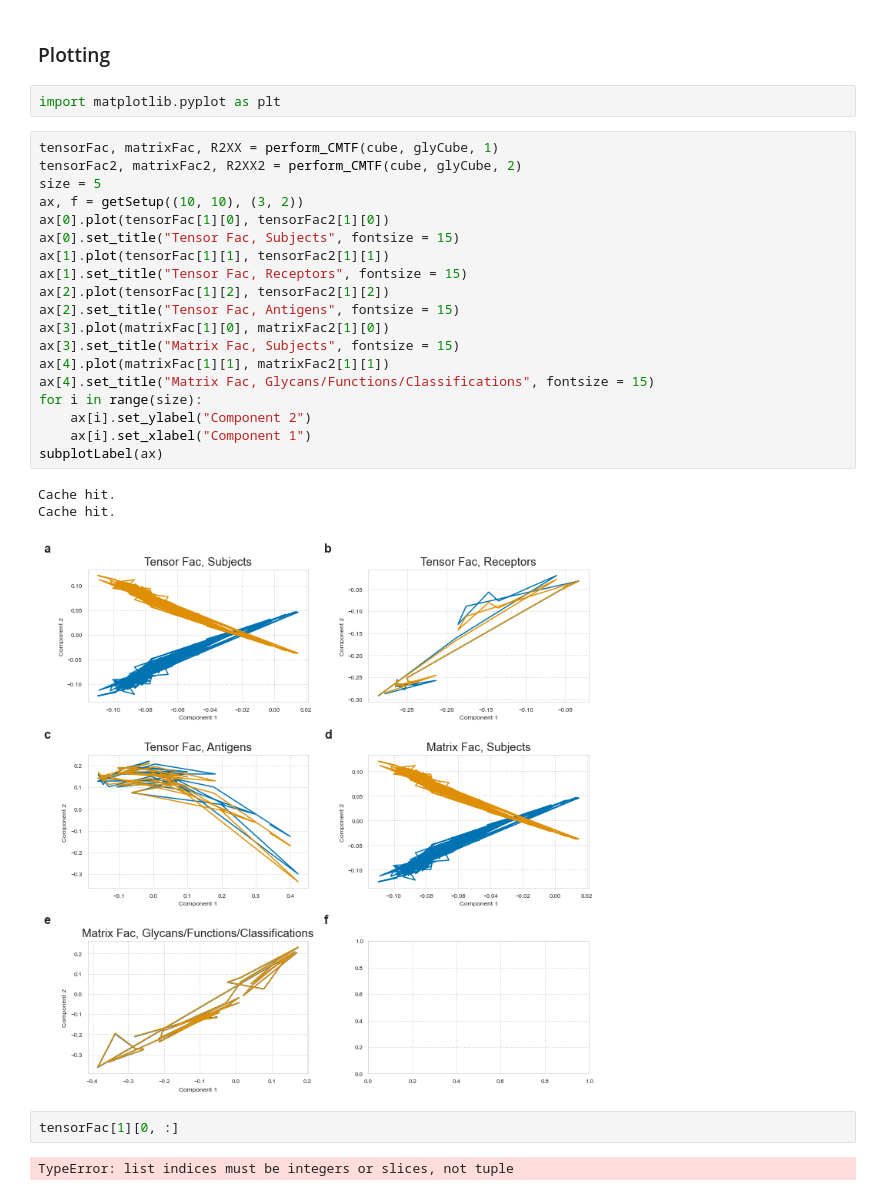
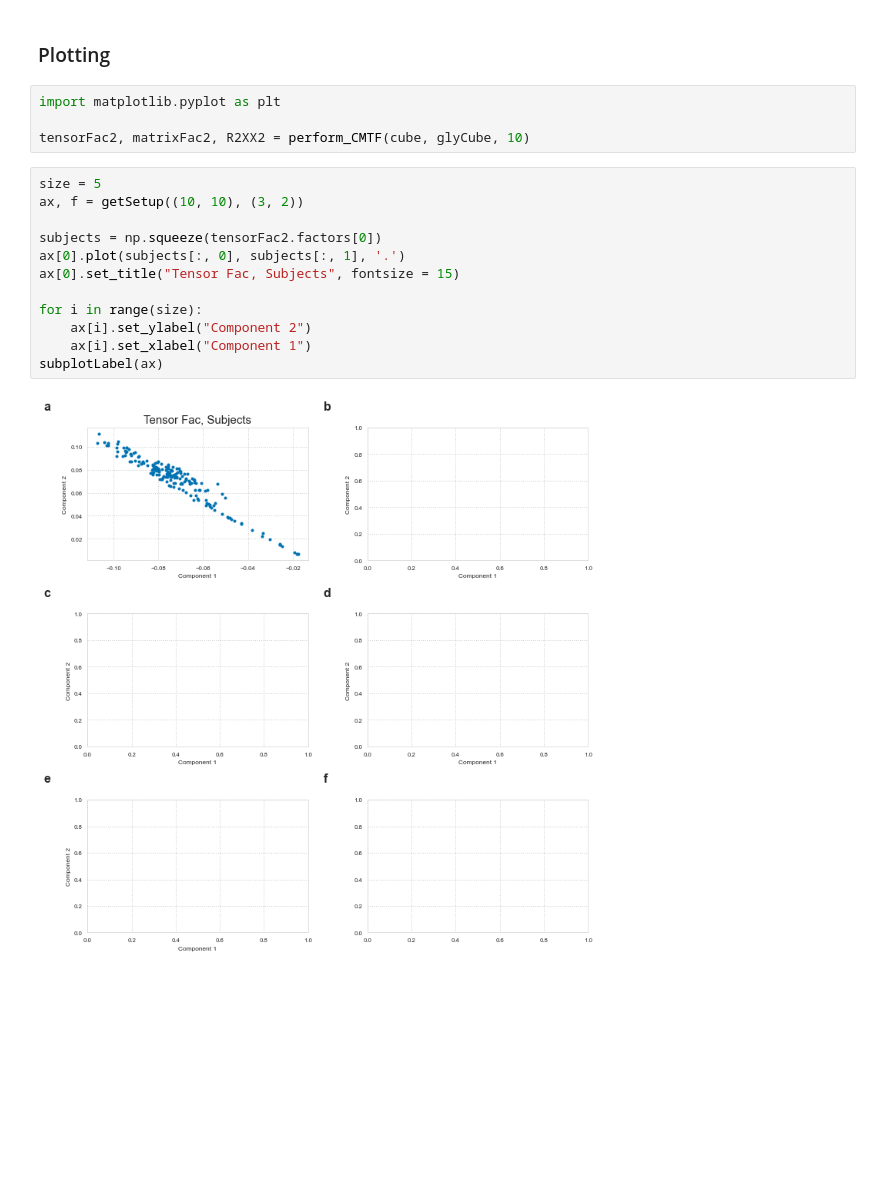
Before and after one commit to meyer-lab/systemsSerology, a Jupyter notebook: ourModel.ipynb, the cells around one changed output. Saved outputs shown, nothing was run; the diff lists cells and outputs as text; blank space fills up the shorter version.

```diff
--- a/ourModel.ipynb
+++ b/ourModel.ipynb
@@ -212,30 +213,19 @@ Correlation for component 4: 0.630040399972501
 ### Plotting
 # %%
 import matplotlib.pyplot as plt
+
+tensorFac2, matrixFac2, R2XX2 = perform_CMTF(cube, glyCube, 10)
-# %%
-tensorFac, matrixFac, R2XX = perform_CMTF(cube, glyCube, 1)
-tensorFac2, matrixFac2, R2XX2 = perform_CMTF(cube, glyCube, 2)
-size = 5
-ax, f = getSetup((10, 10), (3, 2))
-ax[0].plot(tensorFac[1][0], tensorFac2[1][0])
-ax[0].set_title("Tensor Fac, Subjects", fontsize = 15)
-ax[1].plot(tensorFac[1][1], tensorFac2[1][1])
-ax[1].set_title("Tensor Fac, Receptors", fontsize = 15)
-ax[2].plot(tensorFac[1][2], tensorFac2[1][2])
-ax[2].set_title("Tensor Fac, Antigens", fontsize = 15)
-ax[3].plot(matrixFac[1][0], matrixFac2[1][0])
-ax[3].set_title("Matrix Fac, Subjects", fontsize = 15)
-ax[4].plot(matrixFac[1][1], matrixFac2[1][1])
-ax[4].set_title("Matrix Fac, Glycans/Functions/Classifications", fontsize = 15)
-for i in range(size):
-    ax[i].set_ylabel("Component 2")
-    ax[i].set_xlabel("Component 1")
-subplotLabel(ax)
-# %% [output]
-Cache hit.
-Cache hit.
-[figure, removed]
-# %%
-tensorFac[1][0, :]
-# %% [output]
-TypeError: list indices must be integers or slices, not tuple
+# %%
+size = 5
+ax, f = getSetup((10, 10), (3, 2))
+
+subjects = np.squeeze(tensorFac2.factors[0])
+ax[0].plot(subjects[:, 0], subjects[:, 1], '.')
+ax[0].set_title("Tensor Fac, Subjects", fontsize = 15)
+
+for i in range(size):
+    ax[i].set_ylabel("Component 2")
+    ax[i].set_xlabel("Component 1")
+subplotLabel(ax)
+# %% [output]
+[figure, added]
```
Also changed, not shown: parts of 1 cell of this notebook.
